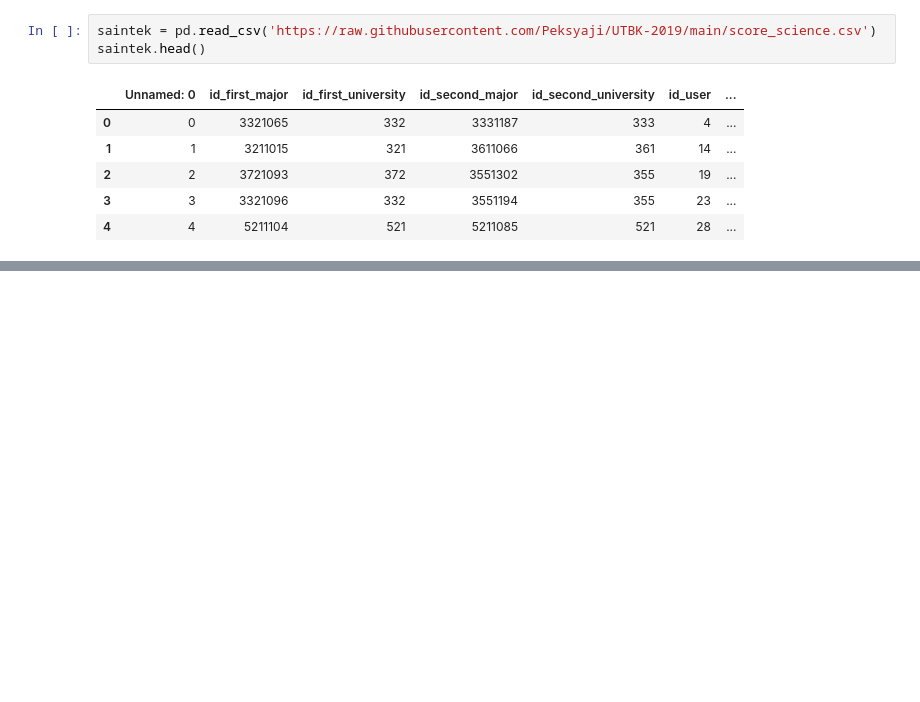
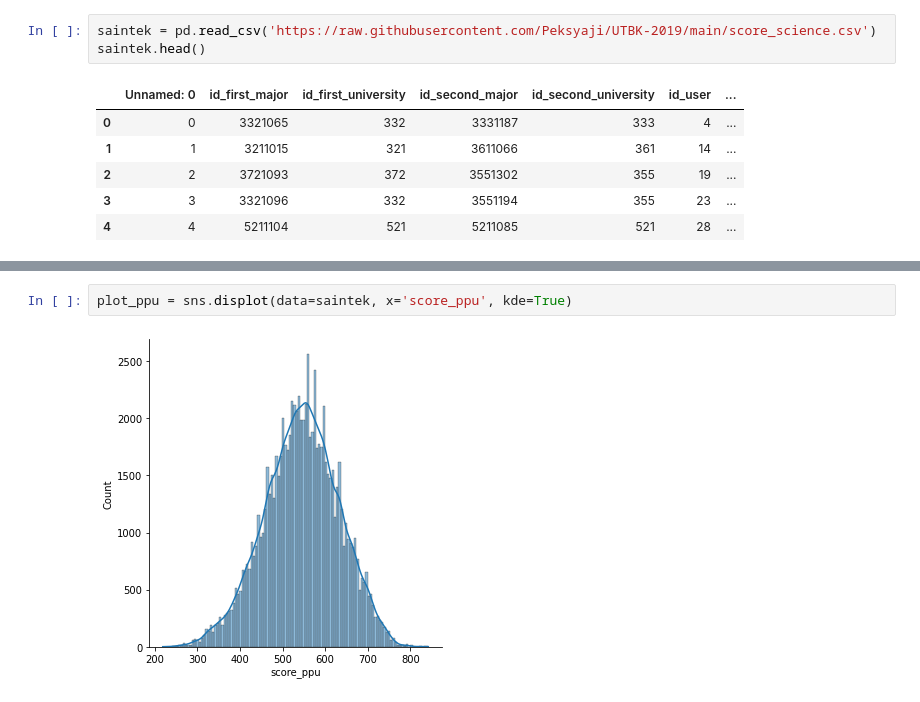
Before and after one commit to Peksyaji/UTBK-2019, a Jupyter notebook: UTBK_2019.ipynb, the cells around one changed output, grey strips where cells are left out. Cells and saved outputs as stored; diff of their text form; blank space fills up the shorter version.

```diff
--- a/UTBK_2019.ipynb
+++ b/UTBK_2019.ipynb
@@ -19,0 +77,4 @@ KeyError: ignored
+# %%
+plot_ppu = sns.displot(data=saintek, x='score_ppu', kde=True)
+# %% [output]
+[figure, added]
```
Also changed, not shown: parts of 12 cells of this notebook.
